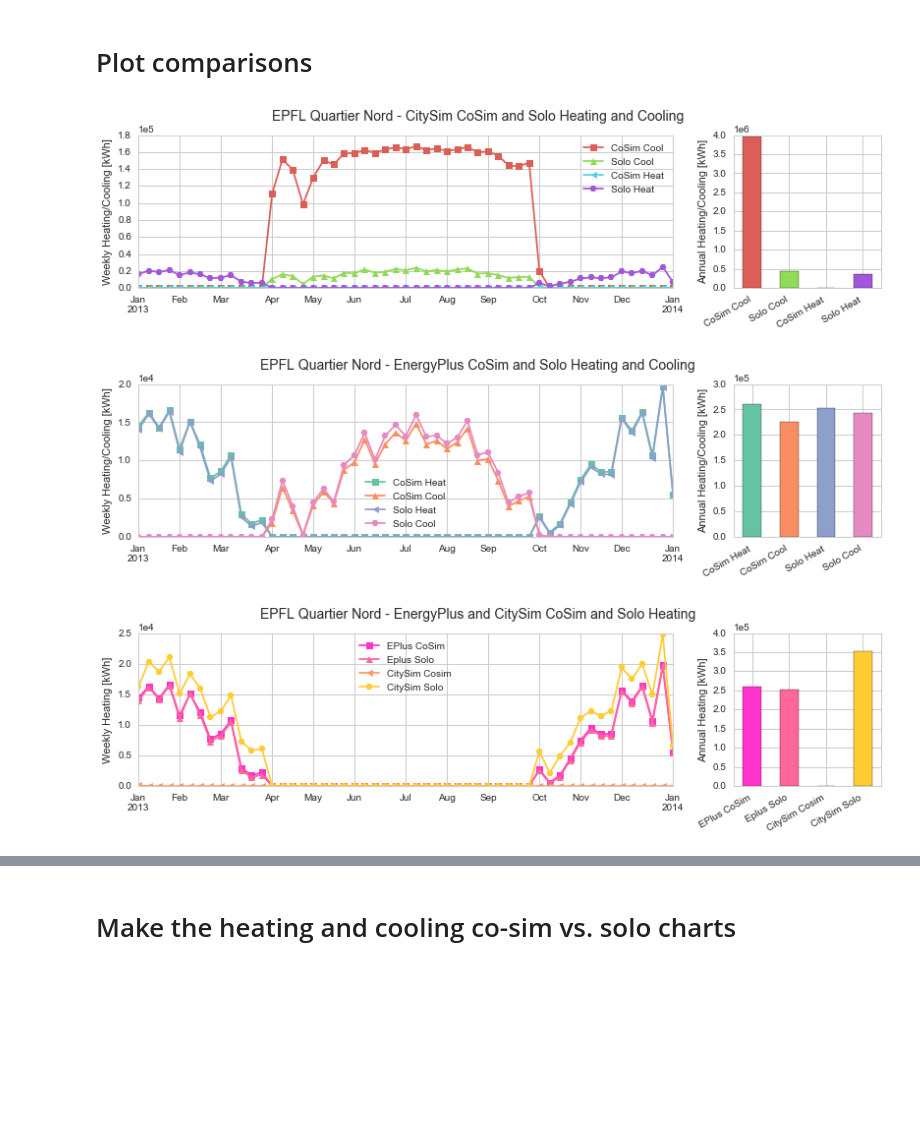
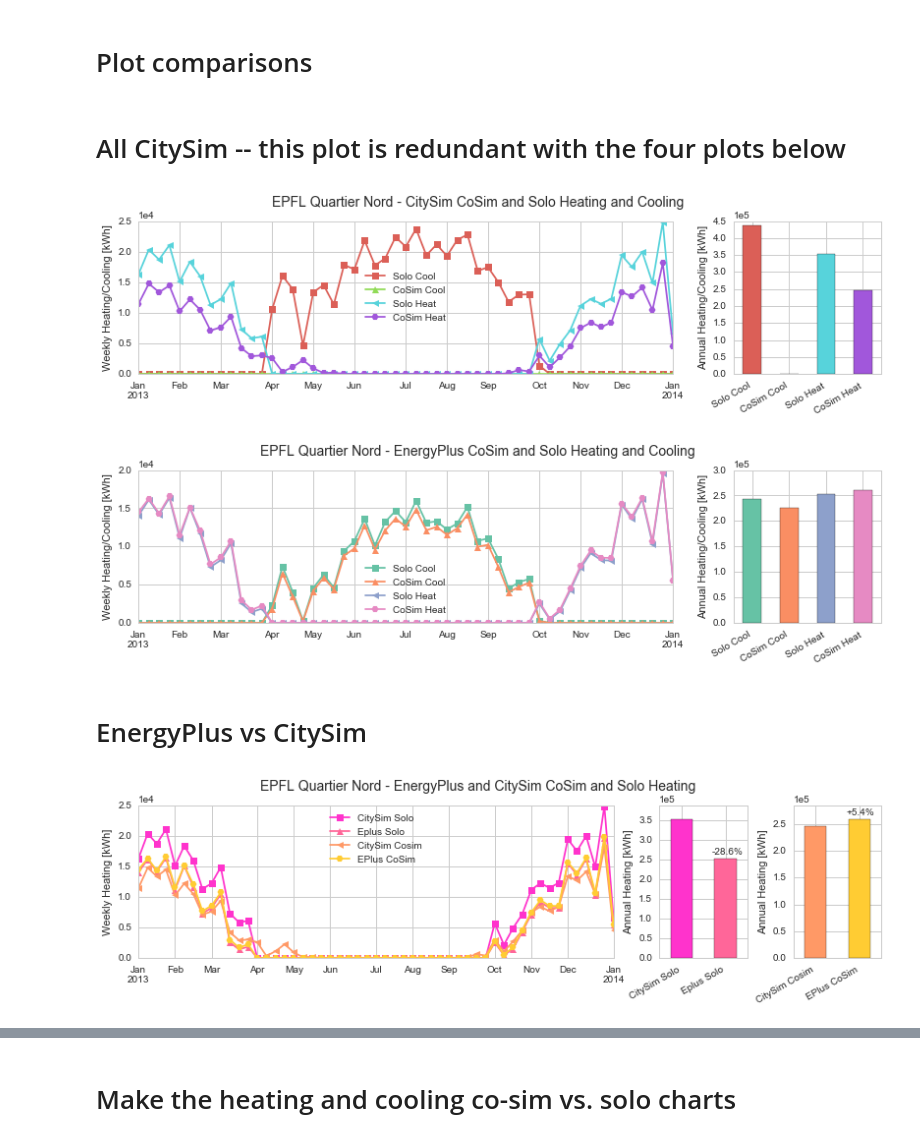
Before and after one commit to architecture-building-systems/umem-jbps-paper, a Jupyter notebook: ipy-notebooks/Simulation Analysis Graphics for Paper - Quartier Nord.ipynb, the cells around one changed output, grey strips where cells are left out. Cells and saved outputs as stored; diff of their text form; code cells hidden in the pictures; blank space fills up the shorter version.

```diff
--- a/ipy-notebooks/Simulation Analysis Graphics for Paper - Quartier Nord.ipynb
+++ b/ipy-notebooks/Simulation Analysis Graphics for Paper - Quartier Nord.ipynb
@@ -79,7 +80,7 @@ df_solo_eplus = df*0.000000277777778
 # %%
 energyplus = pd.merge(df_solo_eplus, df_cosim_eplus, right_index=True, left_index=True, how='outer')
 # %%
-energyplus = energyplus[['Co-Simulation EnergyPlus Heating','Co-Simulation EnergyPlus Cooling','Solo EnergyPlus Heating','Solo EnergyPlus Cooling']]
+energyplus = energyplus[['Solo EnergyPlus Cooling','Co-Simulation EnergyPlus Cooling','Solo EnergyPlus Heating','Co-Simulation EnergyPlus Heating']]
 # %%
 energyplus.head()
 # %% [output]
@@ -110,4 +111,5 @@ def get_citysimdata(path,key):
 # %%
 citysim_solo = get_citysimdata(['Solo CitySim',r'/Users/Clayton/Dropbox/UMEM/Quartier_Nord_EPFL/nord_only_CitySim/nord_only_CitySim_TH.out'], '1(1):1:Qs(Wh)')
 # %%
-citysim_cosim = get_citysimdata(['Co-Simulation CitySim',r'/Users/Clayton/Dropbox/UMEM/Quartier_Nord_EPFL/cosimulation/quartier_nord_TH.out'], '1(1):1:Qs(Wh)')
+citysim_cosim3 = get_citysimdata(['Co-Simulation CitySim',r'/Users/Clayton/Dropbox/UMEM/Quartier_Nord_EPFL/cosimulation/quartier_nord_TH.out'], '3(3):3:Qs(Wh)')
+citysim_cosim1 = get_citysimdata(['Co-Simulation CitySim',r'/Users/Clayton/Dropbox/UMEM/Quartier_Nord_EPFL/cosimulation/quartier_nord_TH.out'], '1(1):1:Qs(Wh)')
@@ -127,7 +139,7 @@ Index([u'Co-Simulation CitySim Cooling', u'Co-Simulation CitySim Heating',
        u'Solo CitySim Cooling', u'Solo CitySim Heating'],
       dtype='object')
 # %%
-city_sim = city_sim[['Co-Simulation CitySim Cooling','Solo CitySim Cooling','Co-Simulation CitySim Heating','Solo CitySim Heating']]
+city_sim = city_sim[['Solo CitySim Cooling','Co-Simulation CitySim Cooling','Solo CitySim Heating','Co-Simulation CitySim Heating']]
 # %% [markdown]
 # Plot comparisons
 # %%
@@ -166,11 +178,15 @@ def plot_comparison(df, colorpalette, filename, title, colabbrev, ylabel1, ylabe
     plt.subplots_adjust(bottom=0.5)
     plt.savefig("/Users/Clayton/umem-jbps-paper/latex/figures/"+filename,bbox_inches='tight')
     plt.show()
+# %% [markdown]
+# All CitySim -- this plot is redundant with the four plots below
 # %%
-plot_comparison(city_sim, "hls", "QN_CitySim.pdf", "EPFL Quartier Nord - CitySim CoSim and Solo Heating and Cooling",["CoSim Cool","Solo Cool","CoSim Heat","Solo Heat"], "Weekly Heating/Cooling [kWh]","Annual Heating/Cooling [kWh]")
+plot_comparison(city_sim, "hls", "QN_CitySim.pdf", "EPFL Quartier Nord - CitySim CoSim and Solo Heating and Cooling",["Solo Cool","CoSim Cool","Solo Heat","CoSim Heat"], "Weekly Heating/Cooling [kWh]","Annual Heating/Cooling [kWh]")
 # %% [output]
-[figure, old version]
+[figure, new version]
 # %%
-plot_comparison(energyplus, "Set2", "QN_EnergyPlus.pdf", "EPFL Quartier Nord - EnergyPlus CoSim and Solo Heating and Cooling",["CoSim Heat","CoSim Cool","Solo Heat","Solo Cool"], "Weekly Heating/Cooling [kWh]","Annual Heating/Cooling [kWh]")
+plot_comparison(energyplus, "Set2", "QN_EnergyPlus.pdf", "EPFL Quartier Nord - EnergyPlus CoSim and Solo Heating and Cooling",["Solo Cool","CoSim Cool","Solo Heat","CoSim Heat"], "Weekly Heating/Cooling [kWh]","Annual Heating/Cooling [kWh]")
 # %% [output]
-[figure, old version]
+[figure, new version]
+# %% [markdown]
+# EnergyPlus vs CitySim
@@ -177,8 +257,10 @@ plot_comparison(energyplus, "Set2", "QN_EnergyPlus.pdf", "EPFL Quartier Nord - E
 # %%
 allheating = pd.merge(energyplus[["Co-Simulation EnergyPlus Heating","Solo EnergyPlus Heating"]], city_sim[["Co-Simulation CitySim Heating","Solo CitySim Heating"]],right_index=True, left_index=True)
+# %%
+allheating = allheating[["Solo CitySim Heating","Solo EnergyPlus Heating","Co-Simulation CitySim Heating","Co-Simulation EnergyPlus Heating"]]
 # %%
-plot_comparison(allheating, "spring", "QN_Heating.pdf", "EPFL Quartier Nord - EnergyPlus and CitySim CoSim and Solo Heating",["EPlus CoSim","Eplus Solo","CitySim Cosim","CitySim Solo"],"Weekly Heating [kWh]","Annual Heating [kWh]")
+plot_comparison_2(allheating, "spring", "QN_Heating.pdf", "EPFL Quartier Nord - EnergyPlus and CitySim CoSim and Solo Heating",["CitySim Solo","Eplus Solo","CitySim Cosim","EPlus CoSim"],"Weekly Heating [kWh]","Annual Heating [kWh]")
 # %% [output]
-[figure, old version]
+[figure, new version]
 # %%
 allcooling = pd.merge(energyplus[["Co-Simulation EnergyPlus Cooling","Solo EnergyPlus Cooling"]], city_sim[["Co-Simulation CitySim Cooling","Solo CitySim Cooling"]],right_index=True, left_index=True)
```
Also changed, not shown: parts of 14 cells of this notebook, 15 other files.
